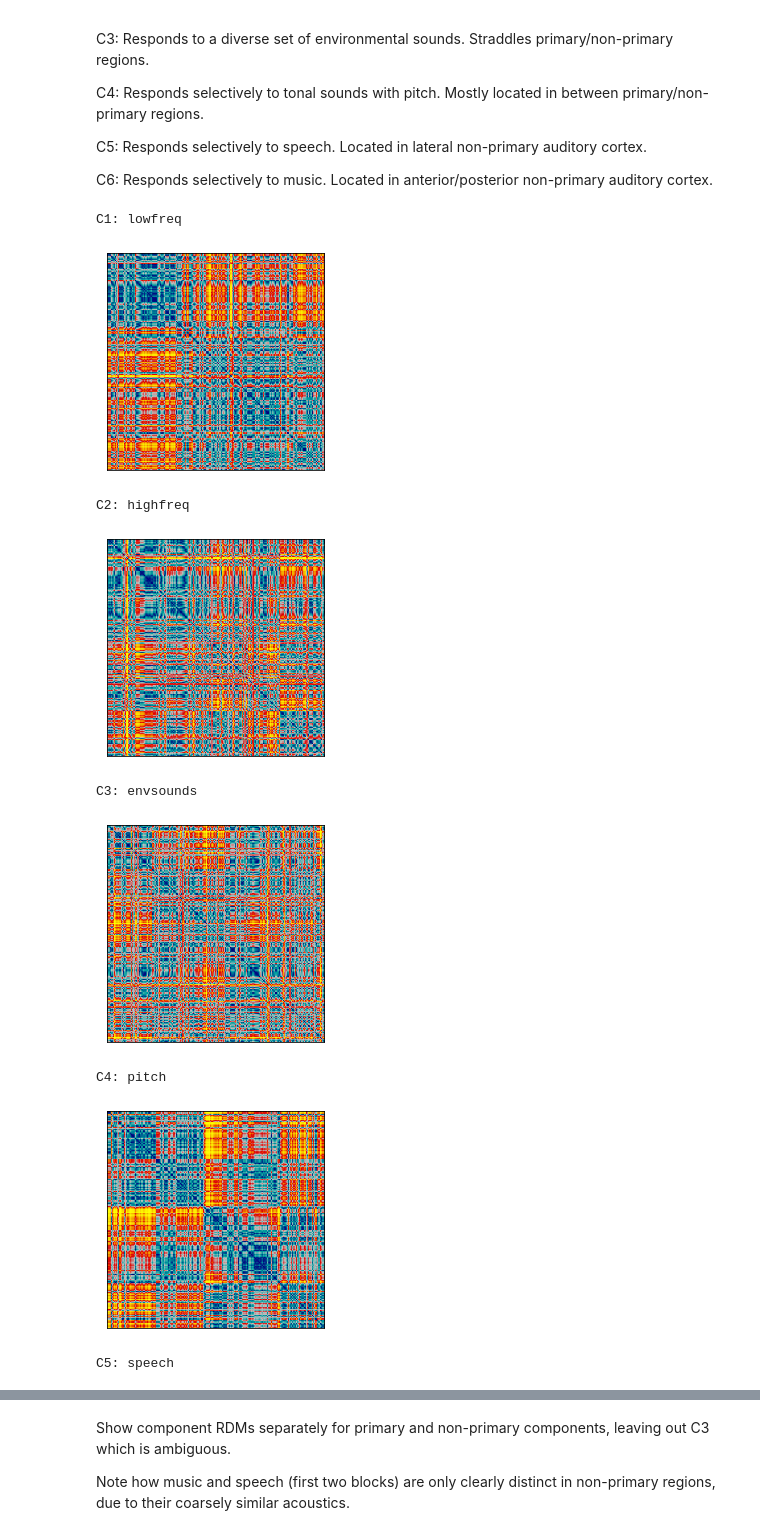
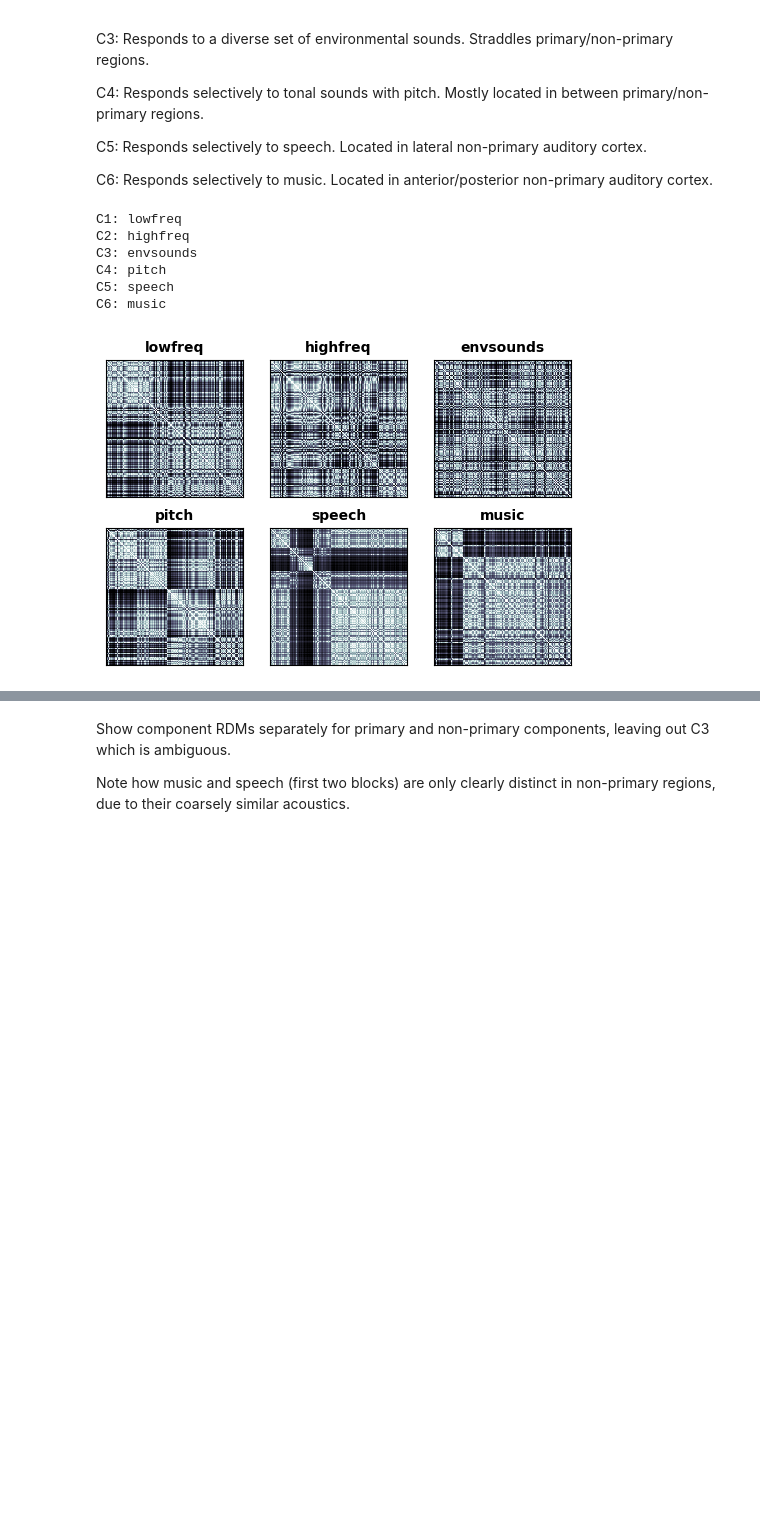
Before and after one commit to rsagroup/rsatoolbox, a Jupyter notebook: demos/demo_component_projection.ipynb, the cells around one changed output, grey strips where cells are left out. Drawn from its saved outputs; the diff is of its cells as text; code cells hidden in the pictures; blank space fills up the shorter version.

```diff
--- a/demos/demo_component_projection.ipynb
+++ b/demos/demo_component_projection.ipynb
@@ -58,10 +59,10 @@ They are clearly very similar. The correlation is 0.978.
 # %%
 R = io.loadmat(data_MAT_file, variable_names=['R'])['R']
 W = io.loadmat(data_MAT_file, variable_names=['W'])['W']
-neuron2015_components = pyrsa.data.Components(R=R, W=W)
-component_rdm = pyrsa.rdm.calc_rdm(pyrsa.data.Dataset(neuron2015_components.reconstruct()))
-pyrsa.vis.show_rdm(component_rdm, do_rank_transform=True)
-
-r = pyrsa.rdm.compare(data_rdm, component_rdm, method='corr')
+neuron2015_components = rsatoolbox.data.Components(R=R, W=W)
+component_rdm = rsatoolbox.rdm.calc_rdm(rsatoolbox.data.Dataset(neuron2015_components.reconstruct()))
+rsatoolbox.vis.show_rdm(rsatoolbox.rdm.rank_transform(component_rdm))
+plt.show()
+r = rsatoolbox.rdm.compare(data_rdm, component_rdm, method='corr')
 print('Correlation with data RDM:', r)
 # %% [output]
@@ -83,18 +84,21 @@ C5: Responds selectively to speech. Located in lateral non-primary auditory cort
 C6: Responds selectively to music. Located in anterior/posterior non-primary auditory cortex.
 # %%
 component_names = io.loadmat(data_MAT_file, variable_names=['component_names'])['component_names'].squeeze()
-
+component_rdms = []
 for i in range(len(component_names)):
     print('C' + str(i+1) + ':', component_names[i][0])
-    component_rdm = pyrsa.rdm.calc_rdm(pyrsa.data.Dataset(neuron2015_components.reconstruct(subset=[i])))
-    pyrsa.vis.show_rdm(component_rdm, do_rank_transform=True)
+    component_rdms.append(rsatoolbox.rdm.calc_rdm(
+        rsatoolbox.data.Dataset(neuron2015_components.reconstruct(subset=[i]))))
+
+component_rdms = rsatoolbox.rdm.concat(component_rdms)
+component_rdms.rdm_descriptors['component'] = [c[0] for c in component_names]
+rsatoolbox.vis.show_rdm(rsatoolbox.rdm.rank_transform(component_rdms),rdm_descriptor='component')
+plt.show()
 # %% [output]
 C1: lowfreq
+C2: highfreq
+C3: envsounds
+C4: pitch
+C5: speech
+C6: music
-[figure, old version]
+[figure, new version]
-C2: highfreq
-[figure, removed]
-C3: envsounds
-[figure, removed]
-C4: pitch
-[figure, removed]
-C5: speech
```
Also changed, not shown: parts of 9 cells of this notebook.
